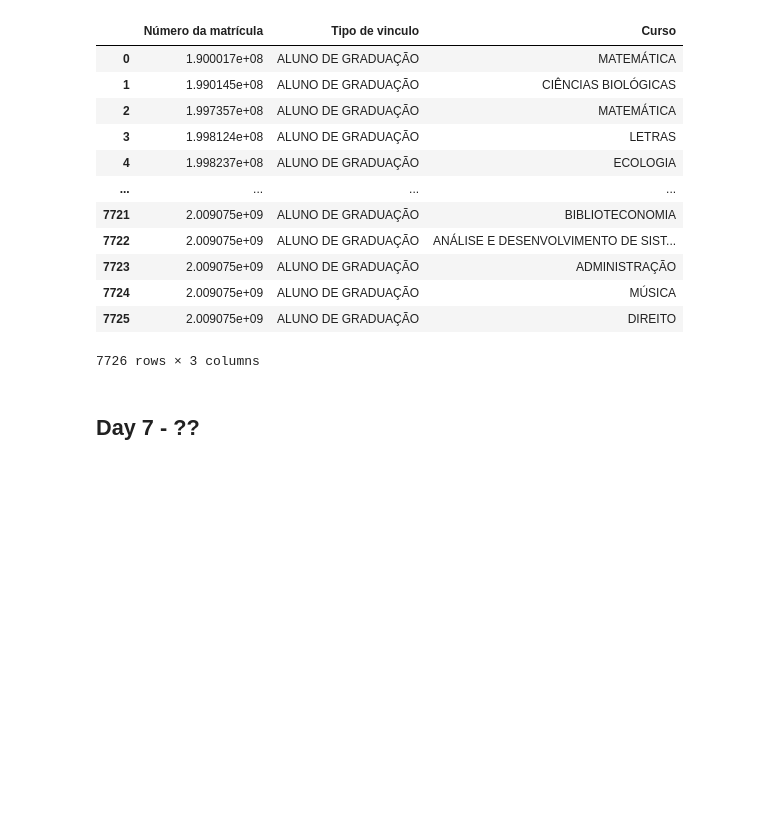
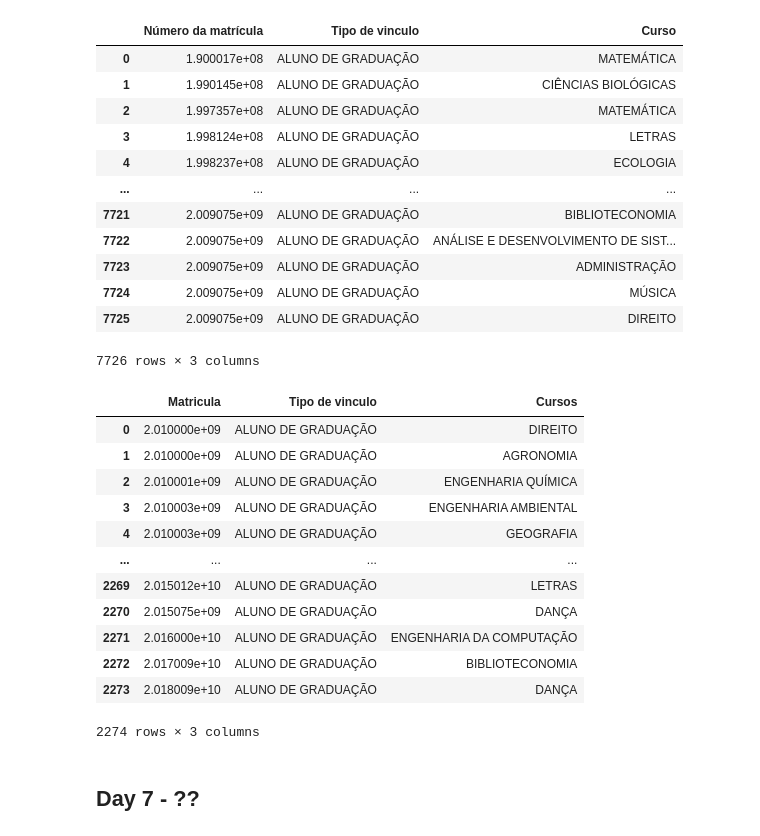
Before and after one commit to migueltosi/UFRN-Library-Data-Analysis, a Jupyter notebook: UFRN_Library.ipynb, the cells around one changed output. Cells and saved outputs as stored; diff of their text form; code cells hidden in the pictures; blank space fills up the shorter version.

```diff
--- a/UFRN_Library.ipynb
+++ b/UFRN_Library.ipynb
@@ -734,5 +734,22 @@ excel_table
 | 7724 | 2.009075e+09 | ALUNO DE GRADUAÇÃO | MÚSICA |
 | 7725 | 2.009075e+09 | ALUNO DE GRADUAÇÃO | DIREITO |
 7726 rows × 3 columns
+# %%
+users_after_2010 = pd.read_excel('https://github.com/FranciscoFoz/7_Days_of_Code_Alura-Python-Pandas/raw/main/Dia_6-Novos_dados_novas_analises/Datasets/matricula_alunos.xlsx', sheet_name='Após 2010', skiprows=1)
+users_after_2010
+# %% [output]
+|  | Matricula | Tipo de vinculo | Cursos |
+| 0 | 2.010000e+09 | ALUNO DE GRADUAÇÃO | DIREITO |
+| 1 | 2.010000e+09 | ALUNO DE GRADUAÇÃO | AGRONOMIA |
+| 2 | 2.010001e+09 | ALUNO DE GRADUAÇÃO | ENGENHARIA QUÍMICA |
+| 3 | 2.010003e+09 | ALUNO DE GRADUAÇÃO | ENGENHARIA AMBIENTAL |
+| 4 | 2.010003e+09 | ALUNO DE GRADUAÇÃO | GEOGRAFIA |
+| ... | ... | ... | ... |
+| 2269 | 2.015012e+10 | ALUNO DE GRADUAÇÃO | LETRAS |
+| 2270 | 2.015075e+09 | ALUNO DE GRADUAÇÃO | DANÇA |
+| 2271 | 2.016000e+10 | ALUNO DE GRADUAÇÃO | ENGENHARIA DA COMPUTAÇÃO |
+| 2272 | 2.017009e+10 | ALUNO DE GRADUAÇÃO | BIBLIOTECONOMIA |
+| 2273 | 2.018009e+10 | ALUNO DE GRADUAÇÃO | DANÇA |
+2274 rows × 3 columns
 # %% [markdown]
 ## Day 7 - ??
```
Also changed, not shown: parts of 1 cell of this notebook.
